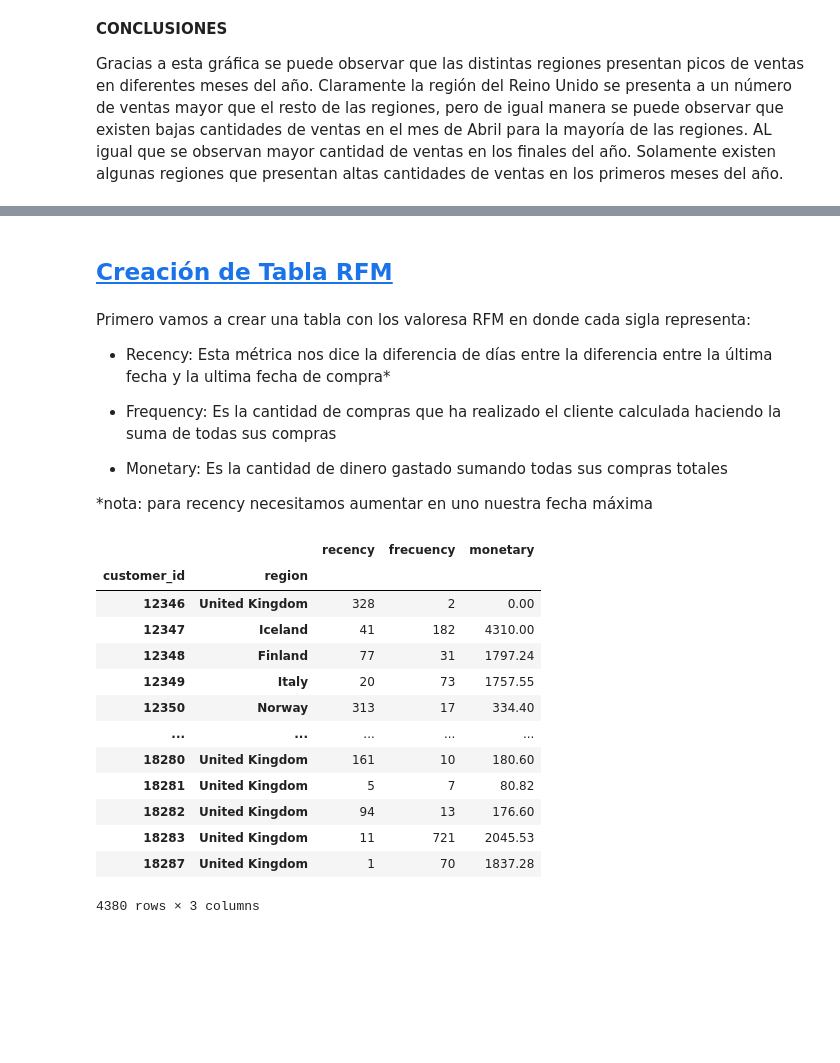
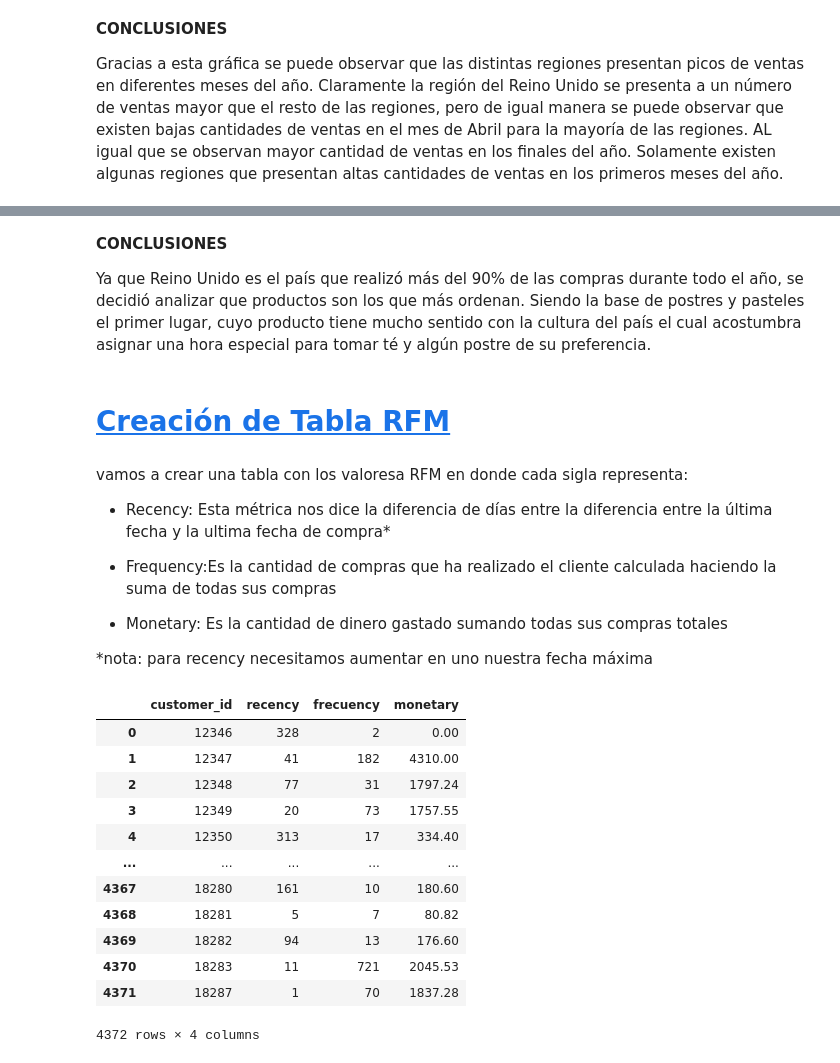
Before and after one commit to MaElmoon39/RetailSaviors, a Jupyter notebook: notebooks/segmentacion_clientes.ipynb, the cells around one changed output, grey strips where cells are left out. Drawn from its saved outputs; the diff is of its cells as text; code cells hidden in the pictures; blank space fills up the shorter version.

```diff
--- a/notebooks/segmentacion_clientes.ipynb
+++ b/notebooks/segmentacion_clientes.ipynb
@@ -476,0 +466,4 @@ Gracias a esta gráfica se puede observar que las distintas regiones presentan p
+# %%
+#Meses del año donde más se hicieron ventas
+df_new['month'] = df_new['invoice_date'].dt.month
+df_new.groupby('month')['invoice_date'].count().plot(kind = 'line')
@@ -476,0 +479,4 @@ Gracias a esta gráfica se puede observar que las distintas regiones presentan p
+# %%
+#Hora del día en la que más se hacen ventas
+df_new['hour'] = df_new['invoice_date'].dt.hour
+df_new.groupby('hour')['invoice_date'].count().plot(kind = 'line')
@@ -476,0 +492,4 @@ Gracias a esta gráfica se puede observar que las distintas regiones presentan p
+# %%
+#Dias en los que se hacen más ventas
+df_new['day'] = df_new['invoice_date'].dt.dayofweek
+df_new.groupby('day')['invoice_date'].count().plot(kind = 'line')
@@ -477,11 +514,15 @@ Gracias a esta gráfica se puede observar que las distintas regiones presentan p
+# %% [markdown]
+**CONCLUSIONES**
+
+Ya que Reino Unido es el país que realizó más del 90% de las compras durante todo el año, se decidió analizar que productos son los que más ordenan. Siendo la base de postres y pasteles el primer lugar, cuyo producto tiene mucho sentido con la cultura del país el cual acostumbra asignar una hora especial para tomar té y algún postre de su preferencia.
 # %% [markdown]
-## <a id='toc5_1_'></a>[Creación de Tabla RFM](#toc0_)
+# <a id='toc4_'></a>[Creación de Tabla RFM](#toc0_)
 # %% [markdown]
-Primero vamos a crear una tabla con los valoresa RFM en donde cada sigla representa:
+vamos a crear una tabla con los valoresa RFM en donde cada sigla representa:
 
 * Recency: Esta métrica nos dice la diferencia de días entre la diferencia entre la última fecha y la ultima fecha de compra*
 
-* Frequency: Es la cantidad de compras que ha realizado el cliente calculada haciendo la suma de todas sus compras
+* Frequency:Es la cantidad de compras que ha realizado el cliente calculada haciendo la suma de todas sus compras
 
 * Monetary: Es la cantidad de dinero gastado sumando todas sus compras totales
 
@@ -491,26 +532,25 @@ Primero vamos a crear una tabla con los valoresa RFM en donde cada sigla represe
 final_date = max(df_new['invoice_date']+ dt.timedelta(days=1))
 # %%
 # Creación de la tabla de rfm
-rfm_df = df_new.groupby(['customer_id', 'region']).agg(
+rfm_df = df_new.groupby('customer_id').agg(
     recency = ('invoice_date', lambda x: (final_date- x.max()).days),
     frecuency = ('invoice_no', 'count'),
     monetary = ('total', 'sum')
 )
 
 # Visualización de tabla
-rfm_df
+rfm_df.reset_index()
 # %% [output]
-|  |  | recency | frecuency | monetary |
-| customer_id | region |  |  |  |
-| 12346 | United Kingdom | 328 | 2 | 0.00 |
-| 12347 | Iceland | 41 | 182 | 4310.00 |
-| 12348 | Finland | 77 | 31 | 1797.24 |
-| 12349 | Italy | 20 | 73 | 1757.55 |
-| 12350 | Norway | 313 | 17 | 334.40 |
+|  | customer_id | recency | frecuency | monetary |
+| 0 | 12346 | 328 | 2 | 0.00 |
+| 1 | 12347 | 41 | 182 | 4310.00 |
+| 2 | 12348 | 77 | 31 | 1797.24 |
+| 3 | 12349 | 20 | 73 | 1757.55 |
+| 4 | 12350 | 313 | 17 | 334.40 |
 | ... | ... | ... | ... | ... |
-| 18280 | United Kingdom | 161 | 10 | 180.60 |
-| 18281 | United Kingdom | 5 | 7 | 80.82 |
-| 18282 | United Kingdom | 94 | 13 | 176.60 |
-| 18283 | United Kingdom | 11 | 721 | 2045.53 |
-| 18287 | United Kingdom | 1 | 70 | 1837.28 |
+| 4367 | 18280 | 161 | 10 | 180.60 |
+| 4368 | 18281 | 5 | 7 | 80.82 |
+| 4369 | 18282 | 94 | 13 | 176.60 |
+| 4370 | 18283 | 11 | 721 | 2045.53 |
+| 4371 | 18287 | 1 | 70 | 1837.28 |
-4380 rows × 3 columns
+4372 rows × 4 columns
```
Also changed, not shown: parts of 50 cells of this notebook.
